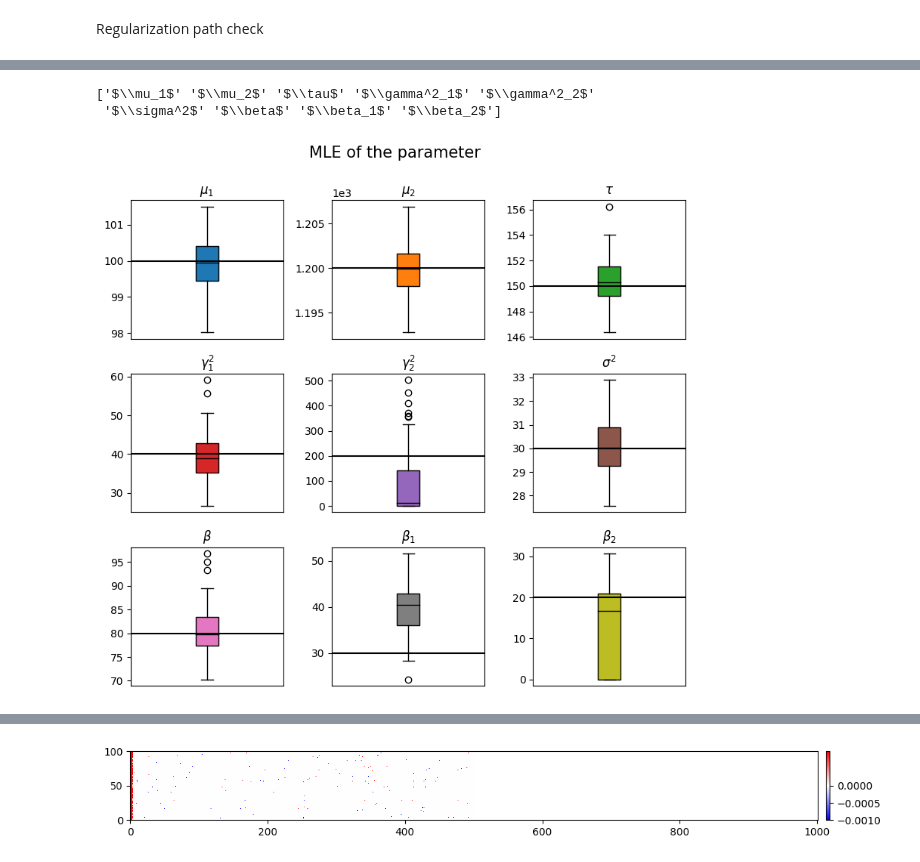
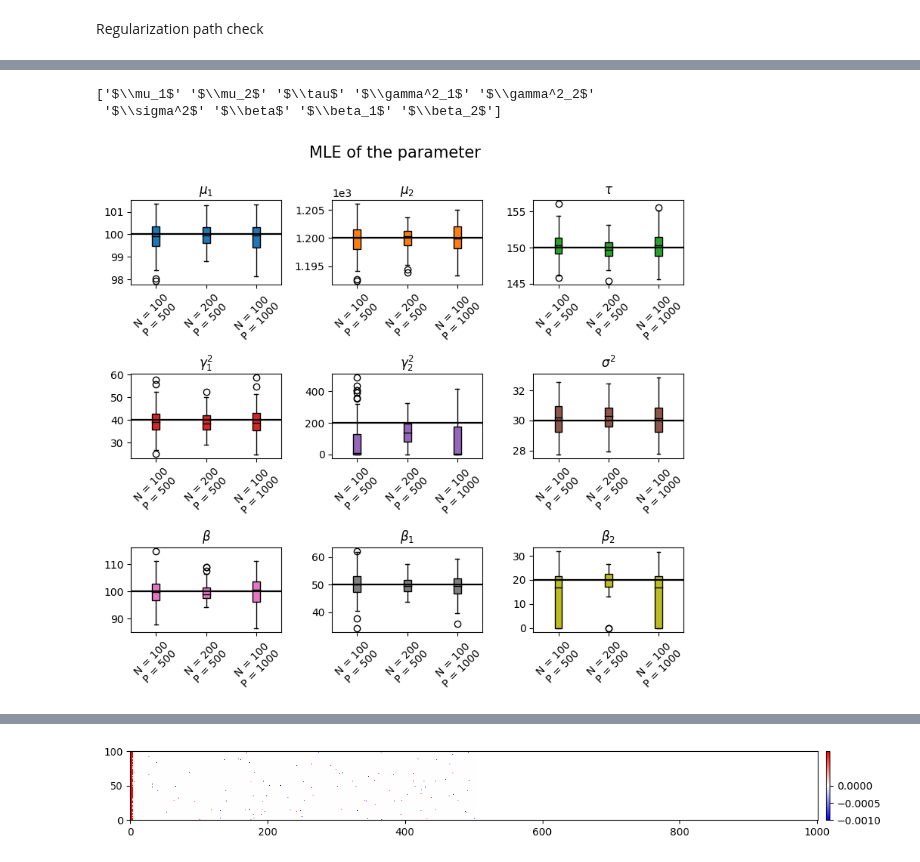
Before and after one commit to caillebotteAntoine/sdg4varselect, a Jupyter notebook: results/simulation_study/NLMEM/Logistic/sim_study_nlmem_logistic.ipynb, the cells around one changed output, grey strips where cells are left out. Saved outputs shown, nothing was run; the diff lists cells and outputs as text; code cells hidden in the pictures.

```diff
--- a/results/simulation_study/NLMEM/Logistic/sim_study_nlmem_logistic.ipynb
+++ b/results/simulation_study/NLMEM/Logistic/sim_study_nlmem_logistic.ipynb
@@ -157,7 +157,7 @@ m = LogisticMixedEffectsModel
 config = [
     # {"N": 200, "J": 15, "P": 5}, f"S0"
     {"N": 100, "J": 15, "P": 500},
-    # {"N": 200, "J": 15, "P": 500},
+    {"N": 200, "J": 15, "P": 500},
     {"N": 100, "J": 15, "P": 1000},
 ]
 results = TestResults(
@@ -201,7 +202,7 @@ p_star = myModel.new_params(
     cov_latent=jnp.diag(jnp.array([40, 200])),
     tau=150,
     var_residual=30,
-    beta=jnp.concatenate([jnp.array([80, 30, 20]), jnp.zeros(shape=(myModel.P - 3,))]),
+    beta=jnp.concatenate([jnp.array([100, 50, 20]), jnp.zeros(shape=(myModel.P - 3,))]),
 )
 # %% [markdown]
 Vérification de la réparition des estimations par rapport à la vraissemblance
@@ -276,43 +273,44 @@ params_names = np.array(
         "$\\tau$",
         "$\\gamma^2_1$",
         "$\\gamma^2_{12}$",
         "$\\gamma^2_{21}$",
         "$\\gamma^2_2$",
         "$\\sigma^2$",
         "$\\beta$",
     ]
     + [f"$\\beta_{i+1}$" for i in range(myModel.P)]
 )
 
-r = results[0]  # .filter(P=500, N=200)
-# scenarios_labels = [
-#     f"{n}\n{p}"
-#     for n, p in zip(
-#         r.get_scenarios_labels("N"), r.get_scenarios_labels("P")
-#     )
-# ]
+r = results#[0]  # .filter(P=500, N=200)
+
+scenarios_labels = [
+    f"{n}\n{p}"
+    for n, p in zip(
+        r.get_scenarios_labels("N"), r.get_scenarios_labels("P")
+    )
+]
 id = np.array([1, 2, 3, 4, 7, 8, 9, 10, 11]) - 1
 
 print(params_names[id])
-x = r.last_theta[:, 1, id]
+x = r.last_theta[:,:, -1, id]
 fig = sdgplt.boxplot_estimation(
     x=x.T,
     hline=myModel.hstack_params(p_star)[id],
-    # xlabels=scenarios_labels,
+    xlabels=scenarios_labels,
     title=params_names[id],
     nrows=3,
     ncols=3,
     fig=sdgplt.figure(height=7, width=8),
 )
 
 for ax in fig.axes:
     ax.tick_params(axis="x", labelrotation=45)
 fig.tight_layout()
 _ = fig.suptitle("MLE of the parameter", fontsize=15, y=1.05)
 # %% [output]
 ['$\\mu_1$' '$\\mu_2$' '$\\tau$' '$\\gamma^2_1$' '$\\gamma^2_2$'
  '$\\sigma^2$' '$\\beta$' '$\\beta_1$' '$\\beta_2$']
-[figure, old version]
+[figure, new version]
 # %%
 import matplotlib.pyplot as plt
 from matplotlib.gridspec import GridSpec
```
Also changed, not shown: parts of 9 cells of this notebook, 4 other files.
